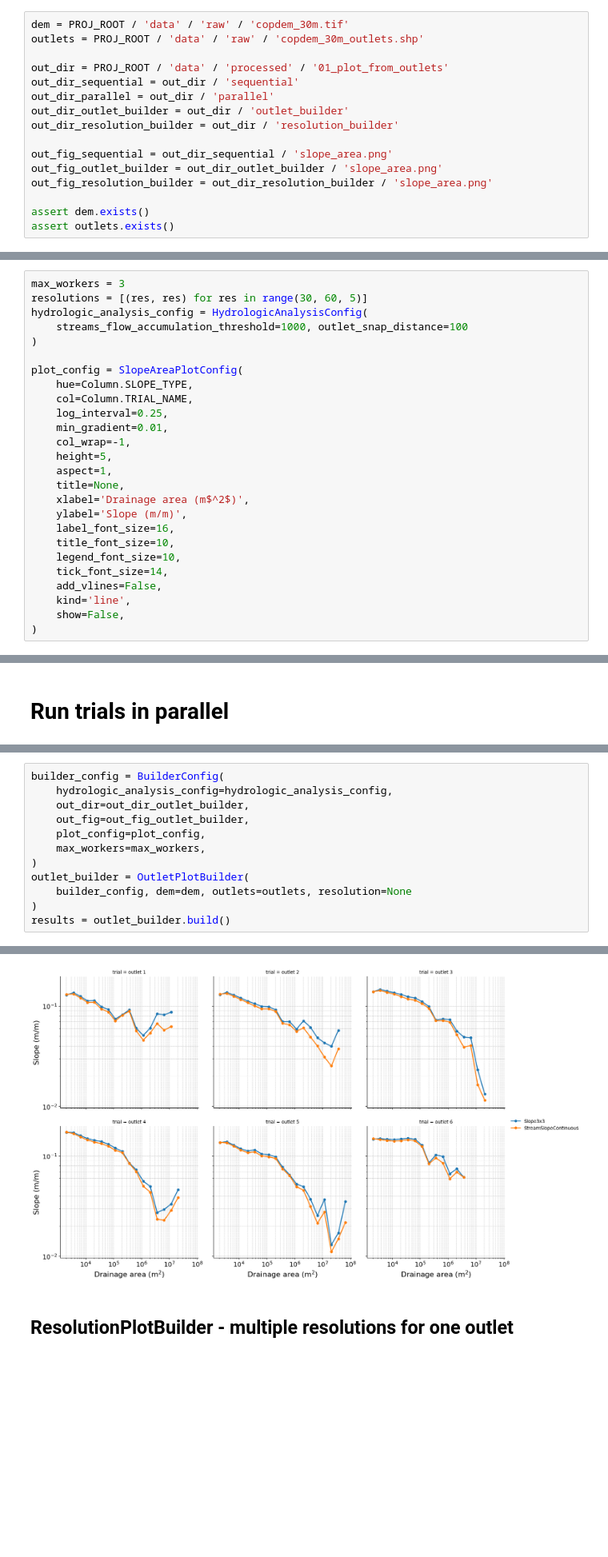
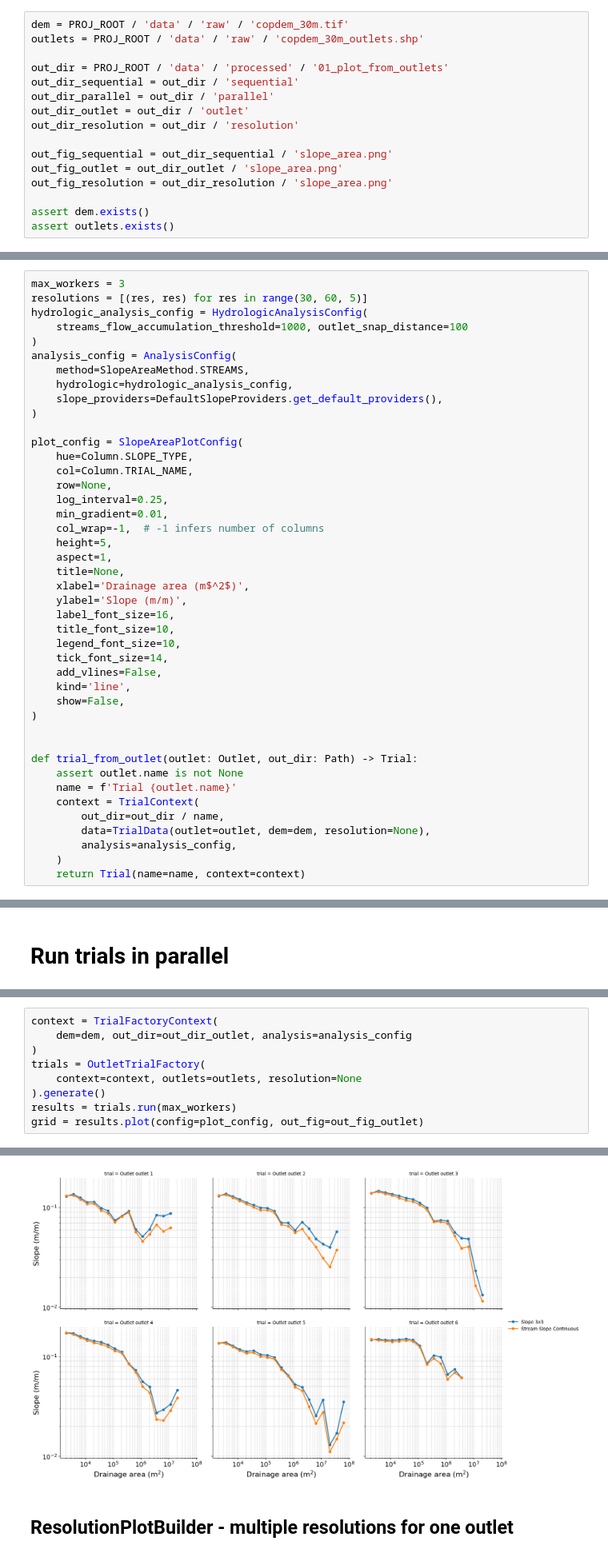
Before and after one commit to alecsandrei/slope-area, a Jupyter notebook: notebooks/01_plot_from_outlets.ipynb, the cells around one changed output, grey strips where cells are left out. Shown at 80% size. Drawn from its saved outputs; the diff is of its cells as text; blank space fills up the shorter version.

```diff
--- a/notebooks/01_plot_from_outlets.ipynb
+++ b/notebooks/01_plot_from_outlets.ipynb
@@ -31,12 +36,12 @@ outlets = PROJ_ROOT / 'data' / 'raw' / 'copdem_30m_outlets.shp'
 out_dir = PROJ_ROOT / 'data' / 'processed' / '01_plot_from_outlets'
 out_dir_sequential = out_dir / 'sequential'
 out_dir_parallel = out_dir / 'parallel'
-out_dir_outlet_builder = out_dir / 'outlet_builder'
-out_dir_resolution_builder = out_dir / 'resolution_builder'
+out_dir_outlet = out_dir / 'outlet'
+out_dir_resolution = out_dir / 'resolution'
 
 out_fig_sequential = out_dir_sequential / 'slope_area.png'
-out_fig_outlet_builder = out_dir_outlet_builder / 'slope_area.png'
-out_fig_resolution_builder = out_dir_resolution_builder / 'slope_area.png'
+out_fig_outlet = out_dir_outlet / 'slope_area.png'
+out_fig_resolution = out_dir_resolution / 'slope_area.png'
 
 assert dem.exists()
 assert outlets.exists()
@@ -48,13 +53,19 @@ resolutions = [(res, res) for res in range(30, 60, 5)]
 hydrologic_analysis_config = HydrologicAnalysisConfig(
     streams_flow_accumulation_threshold=1000, outlet_snap_distance=100
 )
+analysis_config = AnalysisConfig(
+    method=SlopeAreaMethod.STREAMS,
+    hydrologic=hydrologic_analysis_config,
+    slope_providers=DefaultSlopeProviders.get_default_providers(),
+)
 
 plot_config = SlopeAreaPlotConfig(
     hue=Column.SLOPE_TYPE,
     col=Column.TRIAL_NAME,
+    row=None,
     log_interval=0.25,
     min_gradient=0.01,
-    col_wrap=-1,
+    col_wrap=-1,  # -1 infers number of columns
     height=5,
     aspect=1,
     title=None,
@@ -68,6 +79,17 @@ plot_config = SlopeAreaPlotConfig(
     kind='line',
     show=False,
 )
+
+
+def trial_from_outlet(outlet: Outlet, out_dir: Path) -> Trial:
+    assert outlet.name is not None
+    name = f'Trial {outlet.name}'
+    context = TrialContext(
+        out_dir=out_dir / name,
+        data=TrialData(outlet=outlet, dem=dem, resolution=None),
+        analysis=analysis_config,
+    )
+    return Trial(name=name, context=context)
 # %% [markdown]
 # Read outlets
 # %%
@@ -175,15 +185,12 @@ WARNING: Interior pit cells were found within the input DEM. It is likely that t
 # %%
-builder_config = BuilderConfig(
-    hydrologic_analysis_config=hydrologic_analysis_config,
-    out_dir=out_dir_outlet_builder,
-    out_fig=out_fig_outlet_builder,
-    plot_config=plot_config,
-    max_workers=max_workers,
+context = TrialFactoryContext(
+    dem=dem, out_dir=out_dir_outlet, analysis=analysis_config
 )
-outlet_builder = OutletPlotBuilder(
-    builder_config, dem=dem, outlets=outlets, resolution=None
-)
-results = outlet_builder.build()
+trials = OutletTrialFactory(
+    context=context, outlets=outlets, resolution=None
+).generate()
+results = trials.run(max_workers)
+grid = results.plot(config=plot_config, out_fig=out_fig_outlet)
 # %% [output]
 [interactive output not drawn]
 **********************************************************************************
@@ -211,4 +218,4 @@ WARNING: Interior pit cells were found within the input DEM. It is likely that t
-[figure, old version]
+[figure, new version]
 # %% [markdown]
 ## ResolutionPlotBuilder - multiple resolutions for one outlet
 # %%
```
Also changed, not shown: parts of 10 cells of this notebook, 3 other files.
